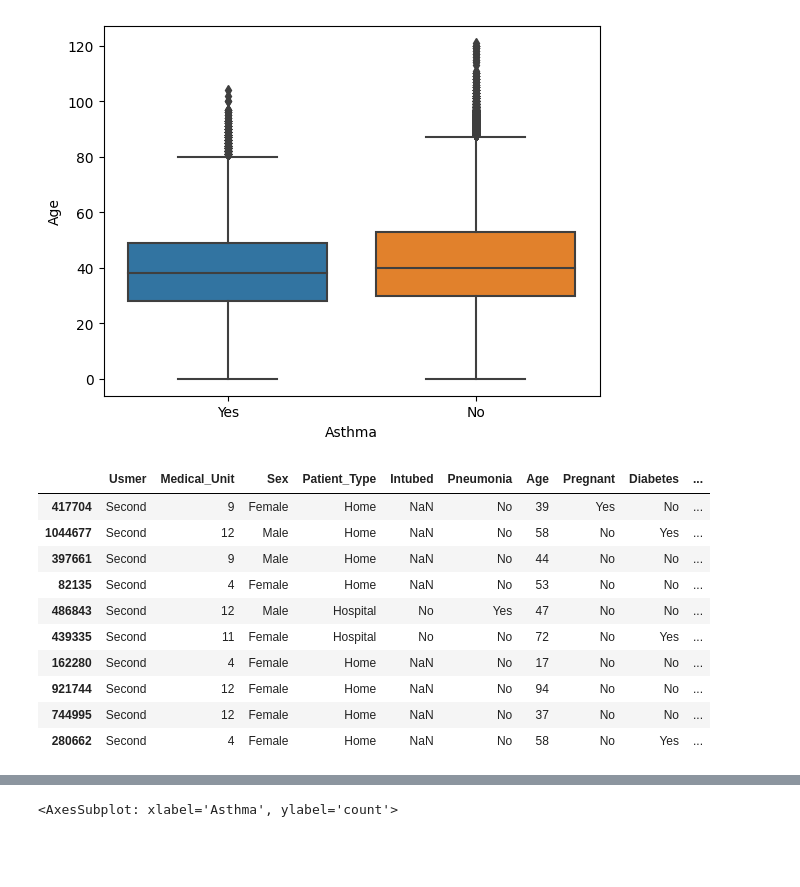
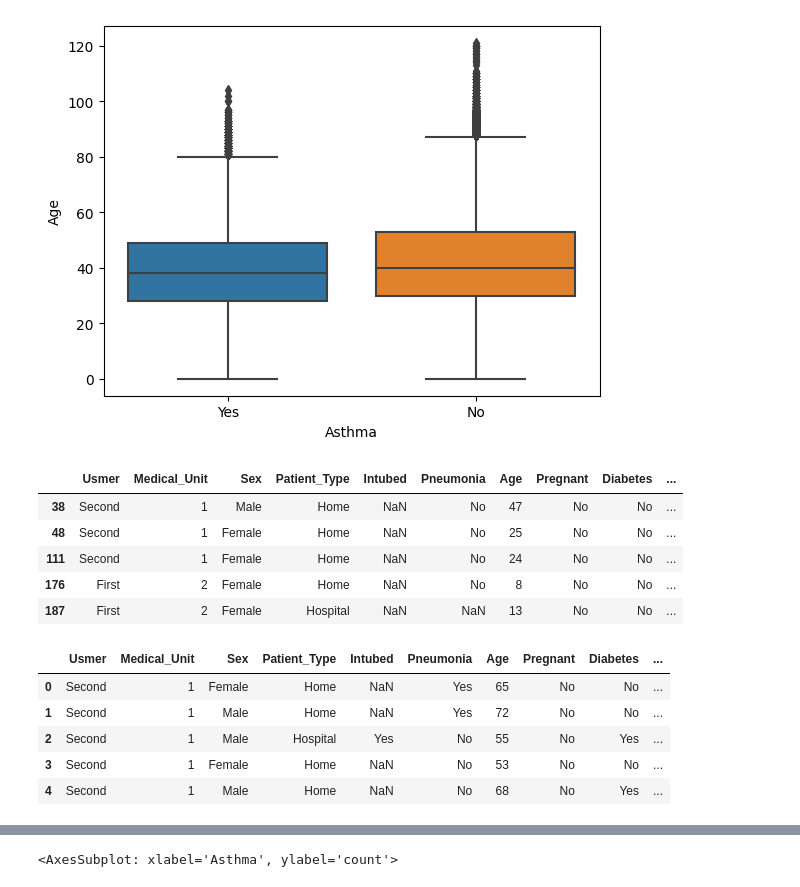
Before and after one commit to Dhruv-Chandra/Covid-19, a Jupyter notebook: Covid.ipynb, the cells around one changed output, grey strips where cells are left out. Cells and saved outputs as stored; diff of their text form; code cells hidden in the pictures; blank space fills up the shorter version.

```diff
--- a/Covid.ipynb
+++ b/Covid.ipynb
@@ -454,17 +454,21 @@ sns.boxplot(x = 'Asthma', y = 'Age', data = data)  # No Relation
 # %% [output]
 <AxesSubplot: xlabel='Asthma', ylabel='Age'>
 [figure]
-# %%
-data.sample(10)
-# %% [output]
-|  | Usmer | Medical_Unit | Sex | Patient_Type | Intubed | Pneumonia | Age | Pregnant | Diabetes | ... |
-| 417704 | Second | 9 | Female | Home | NaN | No | 39 | Yes | No | ... |
-| 1044677 | Second | 12 | Male | Home | NaN | No | 58 | No | Yes | ... |
-| 397661 | Second | 9 | Male | Home | NaN | No | 44 | No | No | ... |
-| 82135 | Second | 4 | Female | Home | NaN | No | 53 | No | No | ... |
-| 486843 | Second | 12 | Male | Hospital | No | Yes | 47 | No | No | ... |
-| 439335 | Second | 11 | Female | Hospital | No | No | 72 | No | Yes | ... |
-| 162280 | Second | 4 | Female | Home | NaN | No | 17 | No | No | ... |
-| 921744 | Second | 12 | Female | Home | NaN | No | 94 | No | No | ... |
-| 744995 | Second | 12 | Female | Home | NaN | No | 37 | No | No | ... |
-| 280662 | Second | 4 | Female | Home | NaN | No | 58 | No | Yes | ... |
+# %%
+data[data['Asthma'] == 'Yes'].head()
+# %% [output]
+|  | Usmer | Medical_Unit | Sex | Patient_Type | Intubed | Pneumonia | Age | Pregnant | Diabetes | ... |
+| 38 | Second | 1 | Male | Home | NaN | No | 47 | No | No | ... |
+| 48 | Second | 1 | Female | Home | NaN | No | 25 | No | No | ... |
+| 111 | Second | 1 | Female | Home | NaN | No | 24 | No | No | ... |
+| 176 | First | 2 | Female | Home | NaN | No | 8 | No | No | ... |
+| 187 | First | 2 | Female | Hospital | NaN | NaN | 13 | No | No | ... |
+# %%
+data[data['Asthma'] == 'No'].head()
+# %% [output]
+|  | Usmer | Medical_Unit | Sex | Patient_Type | Intubed | Pneumonia | Age | Pregnant | Diabetes | ... |
+| 0 | Second | 1 | Female | Home | NaN | Yes | 65 | No | No | ... |
+| 1 | Second | 1 | Male | Home | NaN | Yes | 72 | No | No | ... |
+| 2 | Second | 1 | Male | Hospital | Yes | No | 55 | No | Yes | ... |
+| 3 | Second | 1 | Female | Home | NaN | No | 53 | No | No | ... |
+| 4 | Second | 1 | Male | Home | NaN | No | 68 | No | Yes | ... |
```
Also changed, not shown: parts of 1 cell of this notebook.
